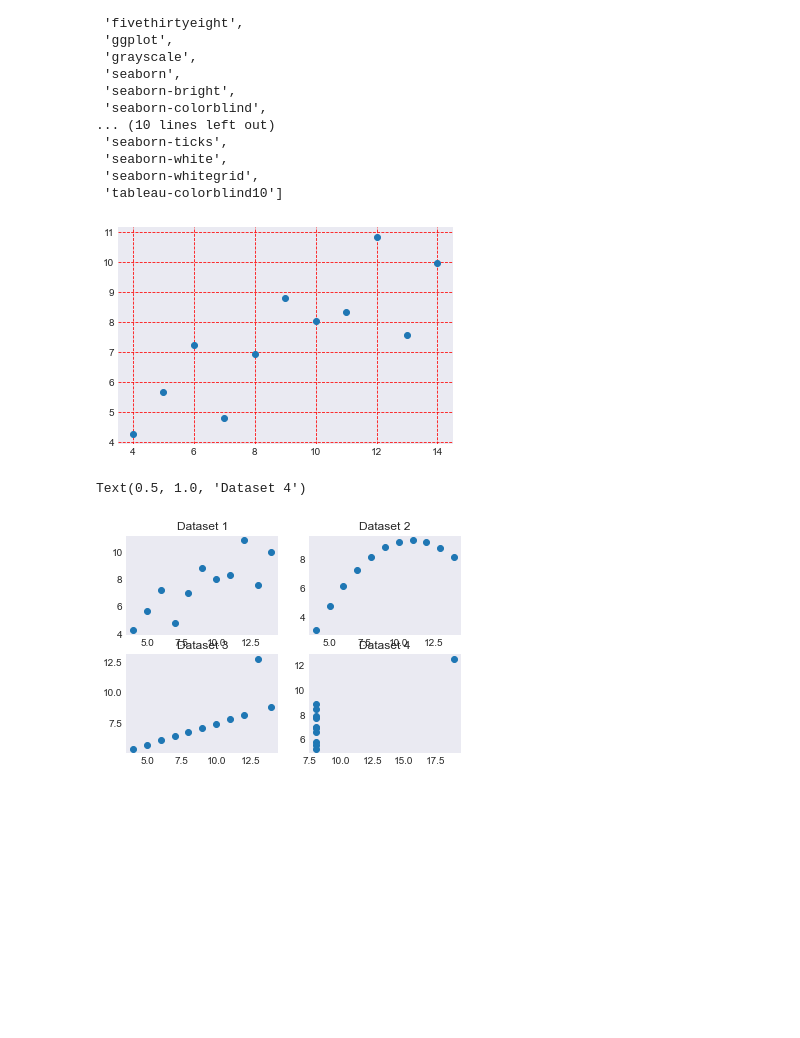
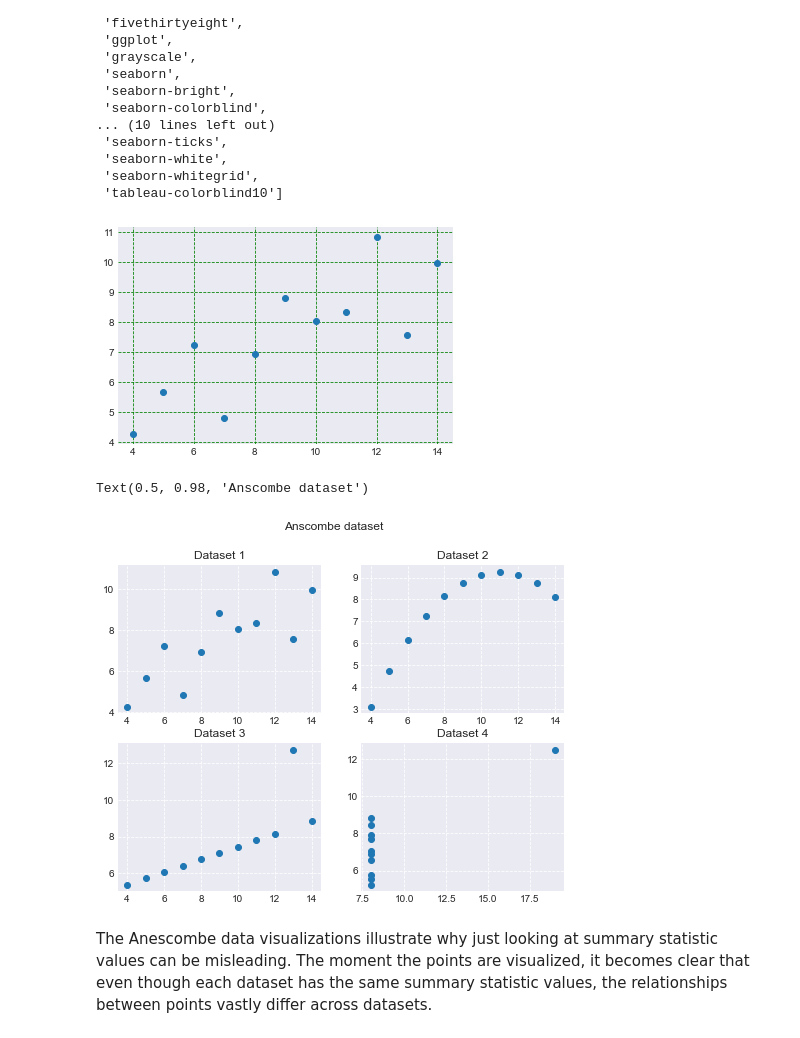
Before and after one commit to prakharjadaun/ML-Learn-With-Me, a Jupyter notebook: 06 - Introduction To Plotting.ipynb, the cells around one changed output. Cells and saved outputs as stored; diff of their text form; code cells hidden in the pictures; blank space fills up the shorter version.

```diff
--- a/06 - Introduction To Plotting.ipynb
+++ b/06 - Introduction To Plotting.ipynb
@@ -150,36 +150,47 @@ plt.style.available
 
 plt.style.use('seaborn-dark')
 plt.plot(data1['x'],data1['y'],'o')
-plt.grid(linestyle='--',color='red')
+plt.grid(linestyle='--',color='g')
 plt.show()
 # %% [output]
-[figure, old version]
+[figure, new version]
 # %%
 # lets plot the graph for all the 4 dataset and plot them in a single figure
 # from this cell you will learn to plot subplots of a figure
 
 # first create the entire figure where our subplots will go
-fig = plt.figure()
+fig = plt.figure(figsize=(8,6))
 
 # now inform the figure how the subplots should be laid out
 # As of now, lets say we have to plot four subplots in 2 rows and each of the row will contains 2 plots
 # definning the axes
 axes1 = fig.add_subplot(2,2,1)
 axes2 = fig.add_subplot(2,2,2)
 axes3 = fig.add_subplot(2,2,3)
 axes4 = fig.add_subplot(2,2,4)
 
 # let's provide the datapoints to the four axes
 axes1.plot(data1['x'],data1['y'],'o')
 axes2.plot(data2['x'],data2['y'],'o')
 axes3.plot(data3['x'],data3['y'],'o')
 axes4.plot(data4['x'],data4['y'],'o')
 
 # now provide titles to the four axes
 axes1.set_title("Dataset 1")
 axes2.set_title("Dataset 2")
 axes3.set_title("Dataset 3")
 axes4.set_title("Dataset 4")
+
+axes1.grid(linestyle='--')
+axes2.grid(linestyle='--')
+axes3.grid(linestyle='--')
+axes4.grid(linestyle='--')
+
+
+# adding a title for the entire figure
+fig.suptitle("Anscombe dataset")
 # %% [output]
-Text(0.5, 1.0, 'Dataset 4')
+Text(0.5, 0.98, 'Anscombe dataset')
-[figure, old version]
+[figure, new version]
+# %% [markdown]
+The Anescombe data visualizations illustrate why just looking at summary statistic values can be misleading. The moment the points are visualized, it becomes clear that even though each dataset has the same summary statistic values, the relationships between points vastly differ across datasets.
```
